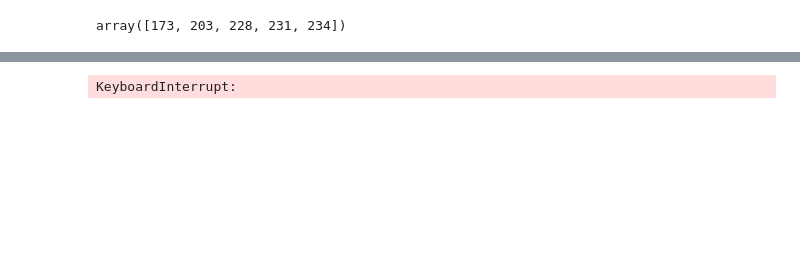
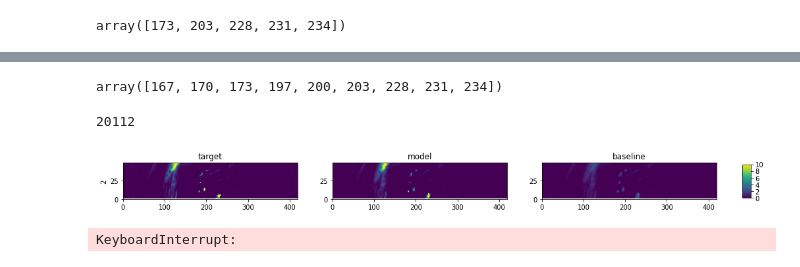
Before and after one commit to informatics-lab/RF_precip_downscaling, a Jupyter notebook: analysis.ipynb, the cells around one changed output, grey strips where cells are left out. Saved outputs shown, nothing was run; the diff lists cells and outputs as text; code cells hidden in the pictures; blank space fills up the shorter version.

```diff
--- a/analysis.ipynb
+++ b/analysis.ipynb
@@ -150,0 +152,3 @@ plt.tight_layout()
+# %%
+%%time
+newtest2 = test = pd.read_csv('/dev/data/newtest2.csv')
@@ -150,0 +158,8 @@ plt.tight_layout()
+# %%
+np.unique(newtest2['DOY'])
+# %% [output]
+array([167, 170, 173, 197, 200, 203, 228, 231, 234])
+# %%
+422352 // 21
+# %% [output]
+20112
@@ -151,3 +169,28 @@ plt.tight_layout()
+# %%
+t = ['stratiform_rainfall_amount', 'stratiform_rainfall_amount_up',
+     'stratiform_rainfall_amount_down', 'stratiform_rainfall_amount_left', 'stratiform_rainfall_amount_right']
+
+i0=10; i1=11
+tdf = newtest2.iloc[20112*i0:20112*i1].copy()
+
+# print(tdf.iloc[1])
+tdf[t] = np.log1p(tdf[t])
+# print(tdf.iloc[1])
+
+Xt = tdf[tdf.columns.difference(['Unnamed: 0', 'target'])]
+yt = tdf['target']
+preds = models[0].predict(Xt)
+tdf['preds'] = np.expm1(preds)
+
+tdf['proj'] = tdf.apply(lambda x: transform(x['longitude'], x['latitude']), axis=1)
+tdf['lon'] = tdf.apply(lambda x: x['proj'][0], axis=1)
+tdf['lat'] = tdf.apply(lambda x: x['proj'][1], axis=1)
+# %%
+tdfm = tdf.groupby([pd.cut(tdf['lat'], np.arange(2, 3, 0.02)),
+                    pd.cut(tdf['lon'], np.arange(-5.1, 3.3, 0.02))]).mean()
+plot(tdfm, vmin=0, vmax=10, label=i)
+# %% [output]
+[figure, added]
 # %%
 %%time
 trainset = train_dfs[0].copy()
```
Also changed, not shown: parts of 8 cells of this notebook, 1 other file.
